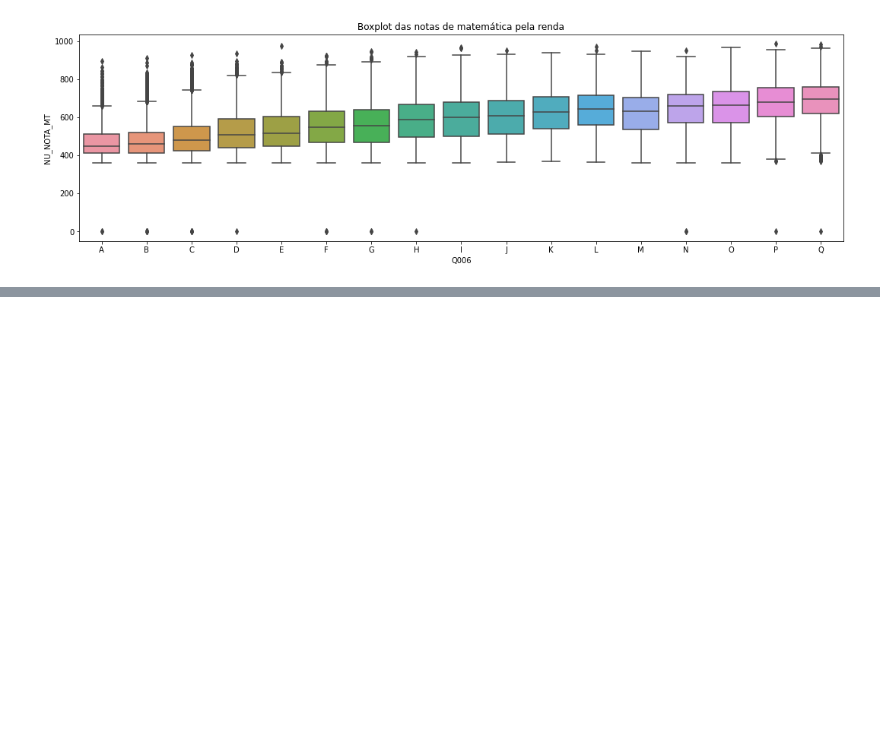
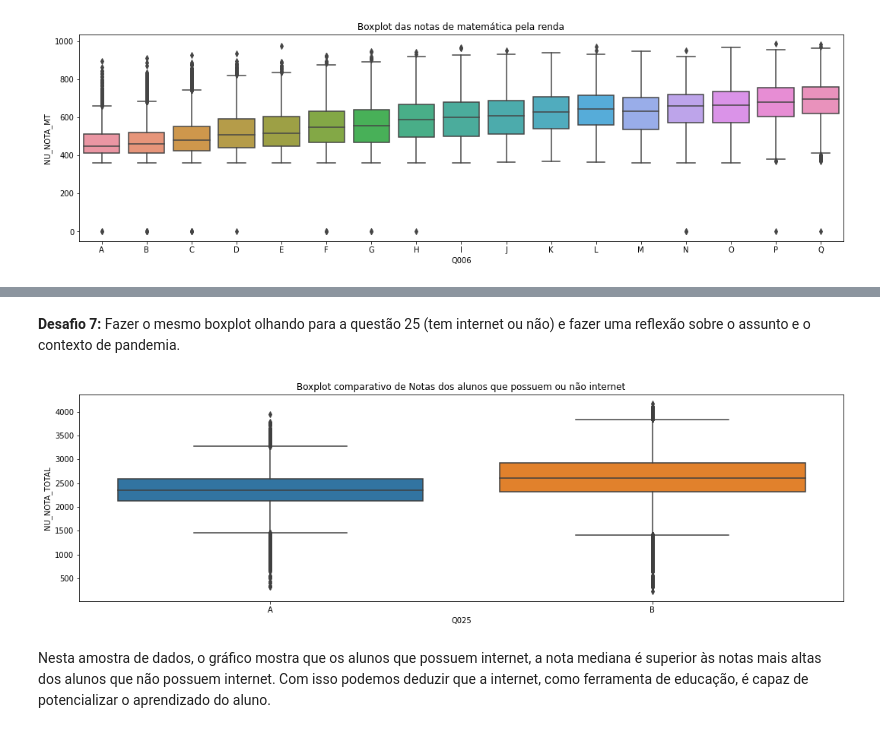
Before and after one commit to makarioszen/imersao-dados-2-2020, a Jupyter notebook: alura_imersao_dados_2_desafios.ipynb, the cells around one changed output, grey strips where cells are left out. Cells and saved outputs as stored; diff of their text form; code cells hidden in the pictures; blank space fills up the shorter version.

```diff
--- a/alura_imersao_dados_2_desafios.ipynb
+++ b/alura_imersao_dados_2_desafios.ipynb
@@ -131,2 +147,9 @@ plt.legend(loc='lower right')
+# %% [markdown]
+**Desafio 7:** Fazer o mesmo boxplot olhando para a questão 25 (tem internet ou não) e fazer uma reflexão sobre o assunto e o contexto de pandemia.
 # %%
 #Desafio 7: Fazer o mesmo boxplot olhando para a questão 25 (tem internet ou não) e fazer uma reflexão sobre o assunto e o contexto de pandemia.
+box_plot("Q025", "NU_NOTA_TOTAL", result_gt_zero, "Boxplot comparativo de Notas dos alunos que possuem ou não internet")
+# %% [output]
+[figure, added]
+# %% [markdown]
+Nesta amostra de dados, o gráfico mostra que os alunos que possuem internet, a nota mediana é superior às notas mais altas dos alunos que não possuem internet. Com isso podemos deduzir que a internet, como ferramenta de educação, é capaz de potencializar o aprendizado do aluno.
```
Also changed, not shown: parts of 9 cells of this notebook.
